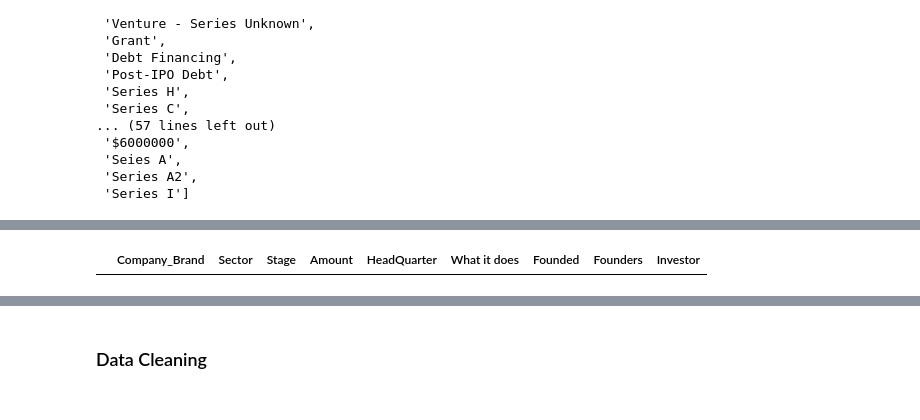
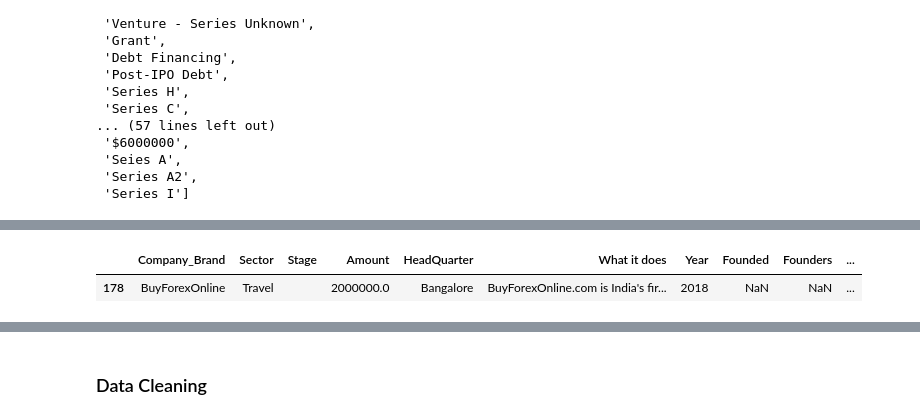
Before and after one commit to parockson/analysis-into-indian-startup-ecosystem, a Jupyter notebook: indian_start_up_funding_ecosystem.ipynb, the cells around one changed output, grey strips where cells are left out. Cells and saved outputs as stored; diff of their text form; code cells hidden in the pictures.

```diff
--- a/indian_start_up_funding_ecosystem.ipynb
+++ b/indian_start_up_funding_ecosystem.ipynb
@@ -172,7 +212,7 @@ dat2
 # Define a function to convert rupees to dollars
 def convert_to_dollars(Amount):
     if Amount.startswith('₹'):
-        return float(Amount[1:]) * 0.0146
+        return float(Amount[1:]) * 0.0142
     else:
         return Amount
 
@@ -332,3 +376,8 @@ dat3.head
 1054                      Chiratae Ventures   9000000.0    Series A     None
 
 [1055 rows x 10 columns]>
+# %%
+# adding years
+year_3 = 2020
+dat3['Year'] = year_3
+dat3
@@ -355,3 +419,8 @@ dat4.head
 1208      Series A
 
 [1209 rows x 9 columns]>
+# %%
+# adding years
+year_4 = 2021
+dat4['Year'] = year_4
+dat4
@@ -869,0 +1016,6 @@ array(['Brand Marketing, Event Promotion, Marketing, Sponsorship, Ticketing',
+# %%
+# Swap values between 'Sector' and 'HeadQuarter' columns for the row where 'Company_Brand' is 'Peak'
+data_df.loc[data_df['Company_Brand'] == 'Peak', ['Sector', 'HeadQuarter']] = data_df.loc[data_df['Company_Brand'] == 'Peak', ['HeadQuarter', 'Sector']].values
+
+# Filter the data where the "Company_Brand" column is equal to Peak
+data_df[data_df['Company_Brand'] == "Peak"]
@@ -904,9 +1086,10 @@ data_df[data_df['Stage'] == 'https://docs.google.com/spreadsheets/d/1x9ziNeaz6au
 # %%
 # Set the values in the 'Stage' column to an empty string where the value is equal to the specified URL
 data_df.loc[data_df['Stage'] == 'https://docs.google.com/spreadsheets/d/1x9ziNeaz6auNChIHnMI8U6kS7knTr3byy_YBGfQaoUA/edit#gid=1861303593', 'Stage'] = ''
-data_df[data_df['Stage'] == 'https://docs.google.com/spreadsheets/d/1x9ziNeaz6auNChIHnMI8U6kS7knTr3byy_YBGfQaoUA/edit#gid=1861303593']
+data_df[data_df['Company_Brand'] == 'BuyForexOnline']
 # %% [output]
-|  | Company_Brand | Sector | Stage | Amount | HeadQuarter | What it does | Founded | Founders | Investor |
+|  | Company_Brand | Sector | Stage | Amount | HeadQuarter | What it does | Year | Founded | Founders | ... |
+| 178 | BuyForexOnline | Travel |  | 2000000.0 | Bangalore | BuyForexOnline.com is India's fir... | 2018 | NaN | NaN | ... |
 # %%
 data_df[data_df['Stage'] == '$6000000']
 # %% [output]
```
Also changed, not shown: parts of 88 cells of this notebook, 1 other file.
